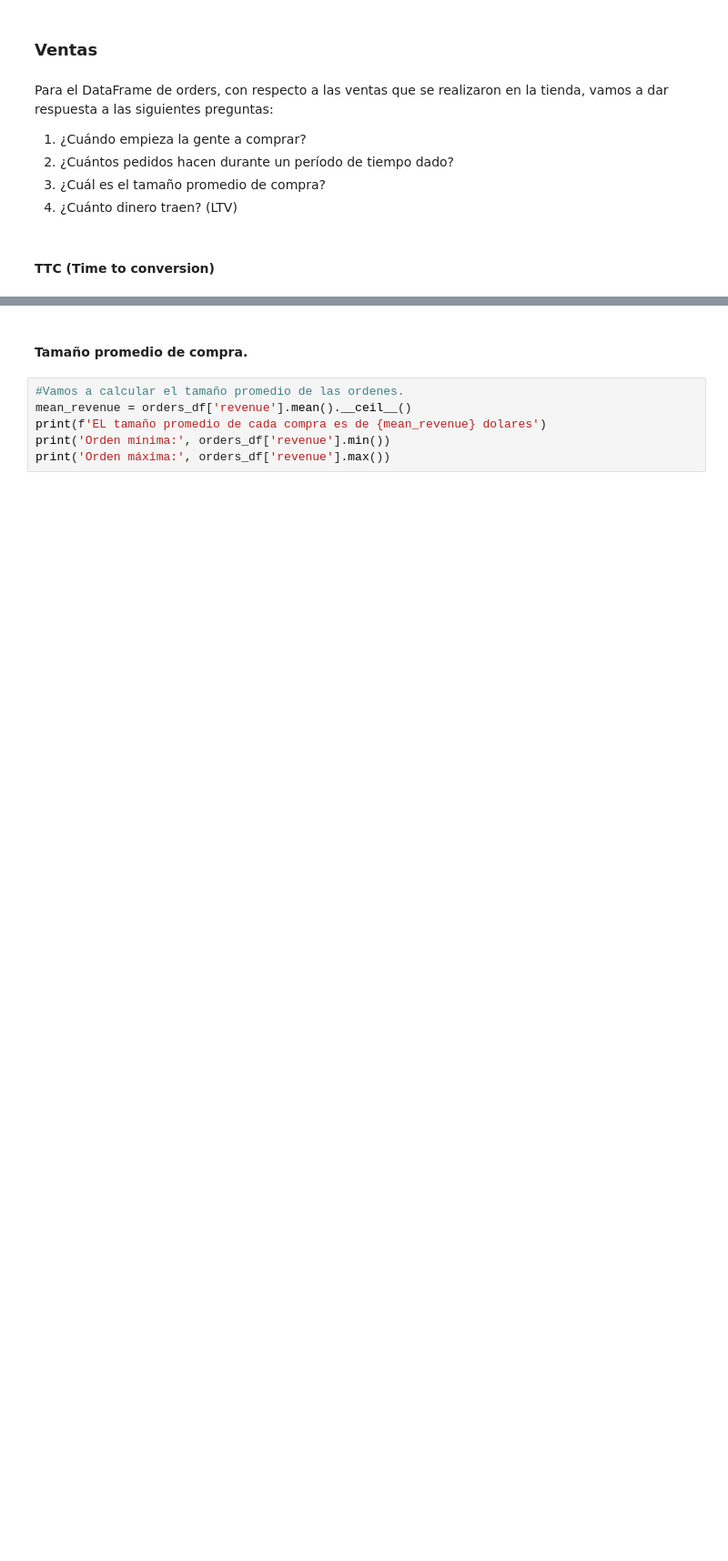
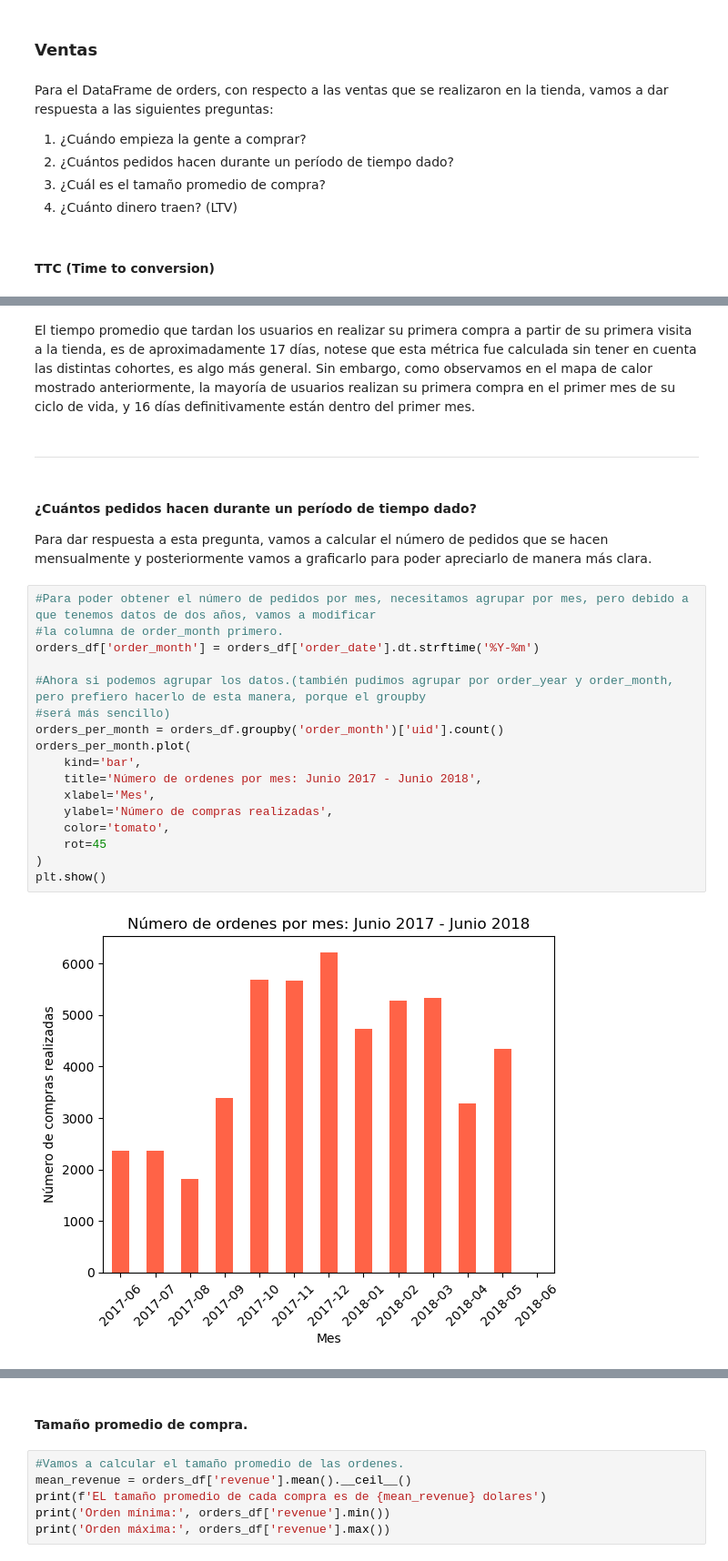
Before and after one commit to Sanlc10/showz_marketing_performance_analysis, a Jupyter notebook: Notebooks/EDA.ipynb, the cells around one changed output, grey strips where cells are left out. Shown at 91% size. Drawn from its saved outputs; the diff is of its cells as text; blank space fills up the shorter version.

```diff
--- a/Notebooks/EDA.ipynb
+++ b/Notebooks/EDA.ipynb
@@ -354,0 +403,26 @@ Time to conversion: 16.895901212934316 days
+# %% [markdown]
+El tiempo promedio que tardan los usuarios en realizar su primera compra a partir de su primera visita a la tienda, es de aproximadamente 17 días, notese que esta métrica fue calculada sin tener en cuenta las distintas cohortes, es algo más general. Sin embargo, como observamos en el mapa de calor mostrado anteriormente, la mayoría de usuarios realizan su primera compra en el primer mes de su ciclo de vida, y 16 días definitivamente están dentro del primer mes.
+# %% [markdown]
+---
+# %% [markdown]
+#### ¿Cuántos pedidos hacen durante un período de tiempo dado?
+Para dar respuesta a esta pregunta, vamos a calcular el número de pedidos que se hacen mensualmente y posteriormente vamos a graficarlo para poder apreciarlo de manera más clara.
+# %%
+#Para poder obtener el número de pedidos por mes, necesitamos agrupar por mes, pero debido a que tenemos datos de dos años, vamos a modificar
+#la columna de order_month primero.
+orders_df['order_month'] = orders_df['order_date'].dt.strftime('%Y-%m')
+
+#Ahora si podemos agrupar los datos.(también pudimos agrupar por order_year y order_month, pero prefiero hacerlo de esta manera, porque el groupby
+#será más sencillo)
+orders_per_month = orders_df.groupby('order_month')['uid'].count()
+orders_per_month.plot(
+    kind='bar',
+    title='Número de ordenes por mes: Junio 2017 - Junio 2018',
+    xlabel='Mes',
+    ylabel='Número de compras realizadas',
+    color='tomato',
+    rot=45
+)
+plt.show()
+# %% [output]
+[figure, added]
```
Also changed, not shown: parts of 22 cells of this notebook.
